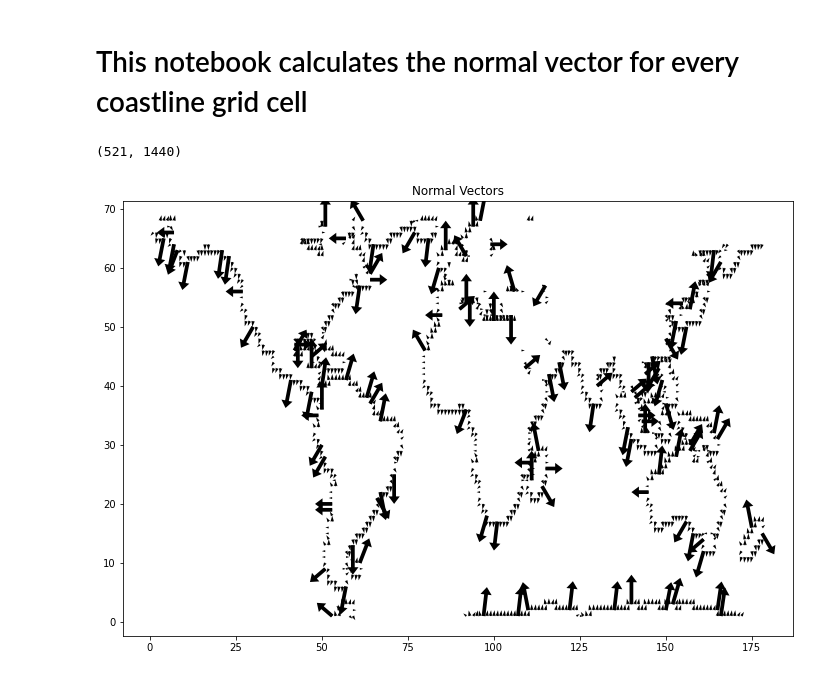
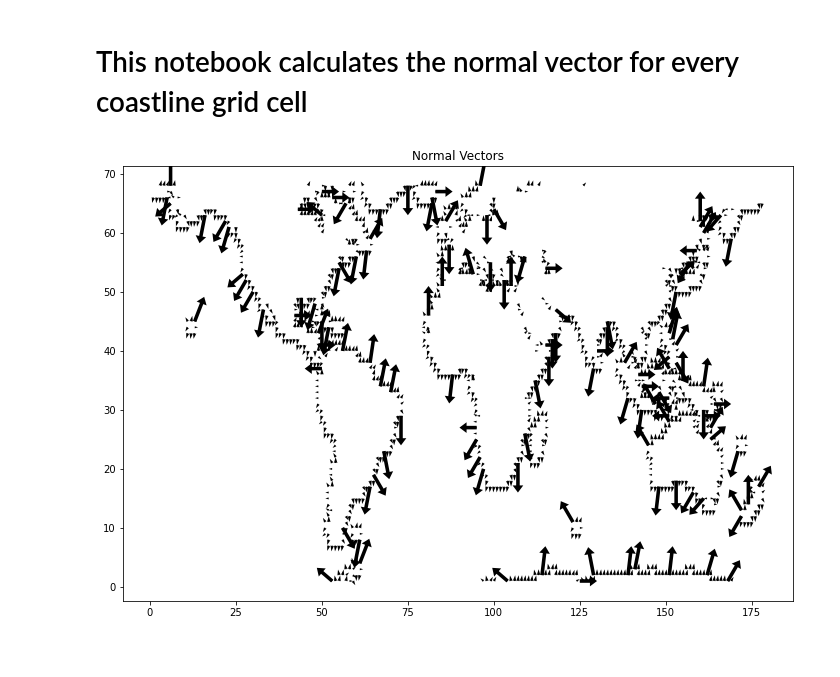
Before and after one commit to GHOpenonic/global-drifter-program, a Jupyter notebook: wind_connectivity/coastal_normal_vector.ipynb, the cells around one changed output. Cells and saved outputs as stored; diff of their text form; code cells hidden in the pictures.

```diff
--- a/wind_connectivity/coastal_normal_vector.ipynb
+++ b/wind_connectivity/coastal_normal_vector.ipynb
@@ -14,8 +14,4 @@ import matplotlib.cm as cm
 from tqdm import tqdm
 # %%
 # load classification CSV:
-numerical_df = pd.read_csv('cell_geo_type2.csv')
+numerical_df = pd.read_csv('cell_geo_type.csv')
-# %%
-np.shape(classification_df)
-# %% [output]
-(521, 1440)
@@ -66,19 +77,19 @@ for i in tqdm(range(1, numerical_df.shape[0] - 1)):
 # %%
 # convert positions to X and Y arrays
 positions = np.array(positions)
 X, Y = positions[:, 1], positions[:, 0]
 
 # convert u and v to numpy arrays
 u = np.array(u)
 v = np.array(v)
 
 # plot the vectors using plt.quiver
 plt.figure(figsize=(12, 8))
-plt.quiver(X, Y, u, v, angles = 'xy', scale_units = 'xy', scale = 1)
-plt.quiver(X[::10], Y[::10], u[::10], v[::10], angles = 'xy', scale_units = 'xy', scale = 0.2, headlength = 2, headaxislength=2)
+plt.quiver(X, Y, u_list, v_list, angles = 'xy', scale_units = 'xy', scale = 1)
+plt.quiver(X[::10], Y[::10], u_list[::10], v_list[::10], angles = 'xy', scale_units = 'xy', scale = 0.2, headlength = 2, headaxislength=2)
 plt.title('Normal Vectors')
 #plt.xlim(25,75)
 #plt.ylim(5,50)
 plt.show()
 # %% [output]
-[figure, old version]
+[figure, new version]
```
Also changed, not shown: parts of 3 cells of this notebook, 2 other files.
